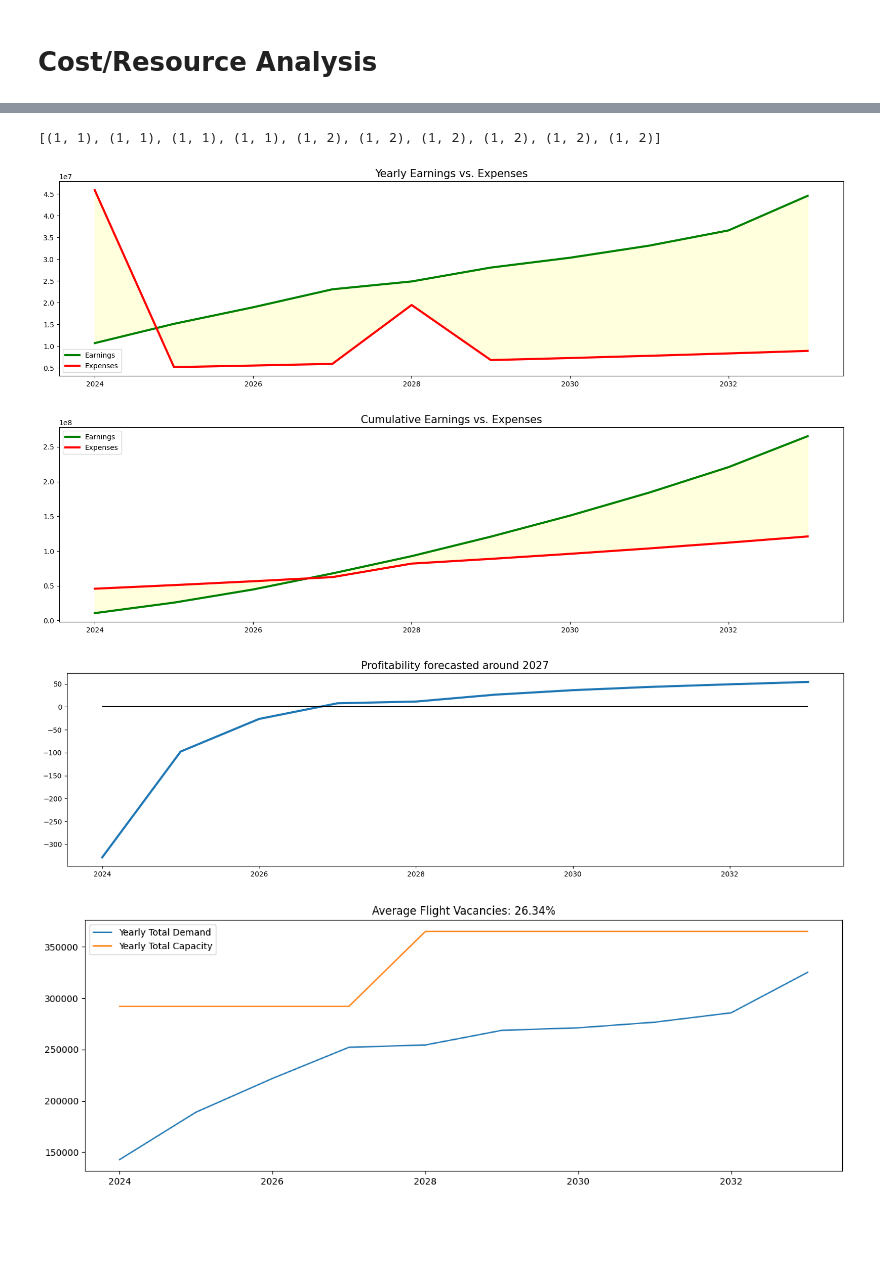
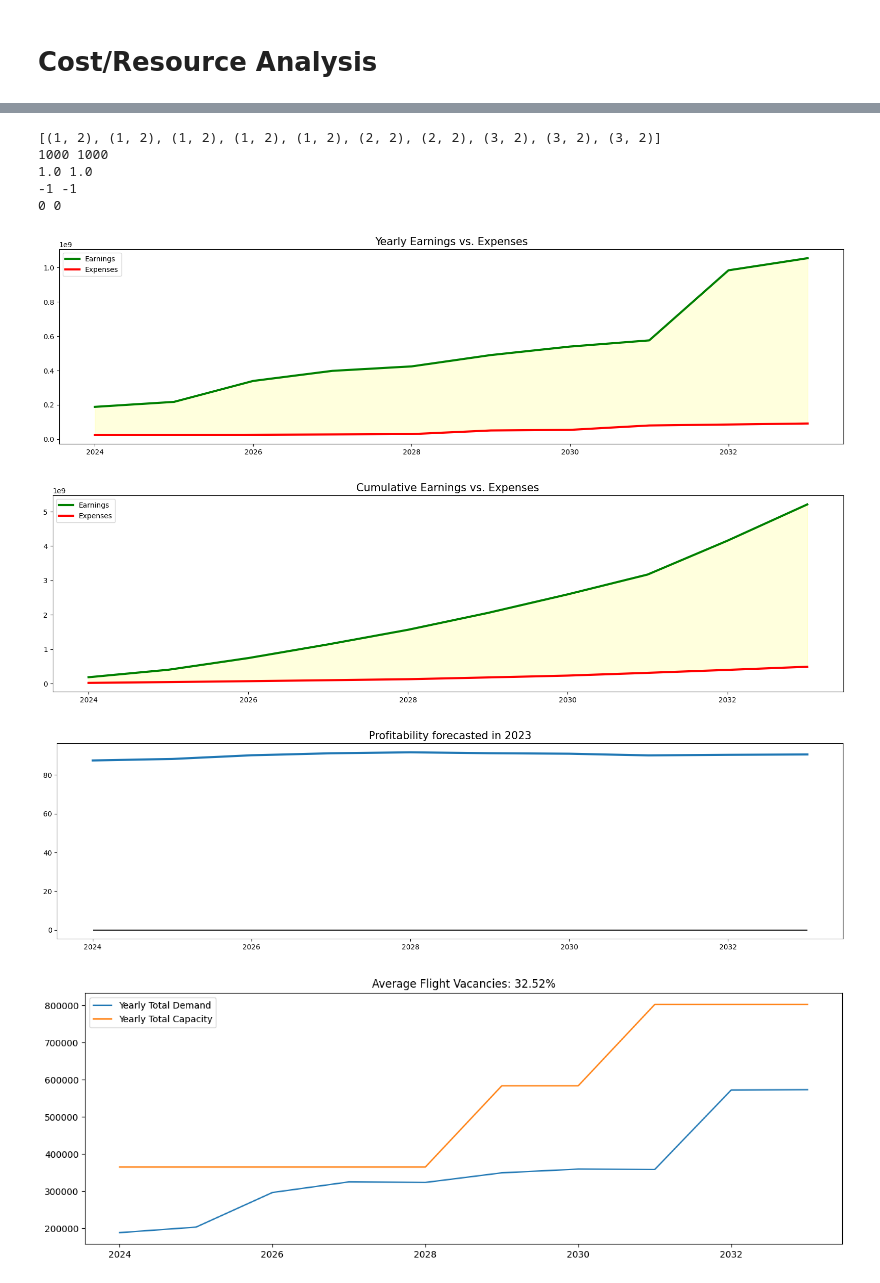
Before and after one commit to SakshatRao/R2_Data_Labs_Hackathon, a Jupyter notebook: CostAndResourceAnalysis.ipynb, the cells around one changed output, grey strips where cells are left out. Saved outputs shown, nothing was run; the diff lists cells and outputs as text; code cells hidden in the pictures; blank space fills up the shorter version.

Commit message:
Finalizing phase 2 analysis

```diff
--- a/CostAndResourceAnalysis.ipynb
+++ b/CostAndResourceAnalysis.ipynb
@@ -26,5 +26,5 @@ Wall time: 86.9 ms
 # %%
-def get_cost_resource_analysis(num_planes, addition_planes):
+def get_cost_resource_analysis(num_planes, addition_planes, forecasts, PRICE_IN, PRICE_OUT, MARKET_SHARE_IN, MARKET_SHARE_OUT, duration_in, duration_out):
     feasibility = True
     EARNINGS = []
 
@@ -52,7 +52,7 @@ def get_cost_resource_analysis(num_planes, addition_planes):
     fixed_expenses_factor = 0
     operating_expenses_factor = 0
     for idx in range(FORECAST_YEAR - PRESENT_YEAR):
-        operating_expenses_factor += (((duration_in + duration_out) / 60) * num_planes[idx][0] * (CAPACITY_NARROW_BODY / CAPACITY_TURBOPROP) * 365 + ((duration_in + duration_out) / 60) * num_planes[idx][1]) * inflation_total(1, idx)
+        operating_expenses_factor += ((duration_in + duration_out) / 60) * 365 * 2 * (num_planes[idx][0] * (CAPACITY_NARROW_BODY / CAPACITY_TURBOPROP) + num_planes[idx][1]) * inflation_total(1, idx)
     for idx in range(len(addition_planes)):
         fixed_expenses_factor += (addition_planes[idx][0] * CAPACITY_NARROW_BODY / CAPACITY_TURBOPROP + addition_planes[idx][1]) * inflation_total(1, FORECAST_YEAR - PRESENT_YEAR - addition_planes[idx][2])
     other_expenses_factor = 1
@@ -66,7 +66,7 @@ def get_cost_resource_analysis(num_planes, addition_planes):
     EXPENSES[0] += OTHER_COSTS
     current_operating_expense = OPERATING_COSTS
     for idx in range(FORECAST_YEAR - PRESENT_YEAR):
-        year_operating_expense = current_operating_expense * (((duration_in + duration_out) / 60) * num_planes[idx][0] * (CAPACITY_NARROW_BODY / CAPACITY_TURBOPROP) * 365 + ((duration_in + duration_out) / 60) * num_planes[idx][1])
+        year_operating_expense = current_operating_expense * ((duration_in + duration_out) / 60) * 365 * 2 * (num_planes[idx][0] * (CAPACITY_NARROW_BODY / CAPACITY_TURBOPROP) + num_planes[idx][1])
         EXPENSES[idx] += year_operating_expense
         current_operating_expense = inflation(current_operating_expense)
     for idx in range(len(addition_planes)):
@@ -89,7 +89,7 @@ def get_cost_resource_analysis(num_planes, addition_planes):
             'profitability_year': None
         }
 
-    profitability_year = years[np.where((np.cumsum(EARNINGS) - np.cumsum(EXPENSES)) > 0)[0][0]]
+    profitability_year = years[np.where(PROFIT_MARGIN_LIST > 0)[0][0]] - 1
 
     total_demands = []
     total_capacities = []
@@ -135,7 +135,7 @@ def plot_cost_resource_analysis(feasibility, years, EXPENSES, EARNINGS, PROFIT_M
     sns.lineplot(x = years, y =PROFIT_MARGIN_LIST, linewidth = 3)
     ax.hlines(0, xmin = years[0], xmax = years[-1], color = 'black')
     if(feasibility == True):
-        ax.set_title(f"Profitability forecasted around {profitability_year}", fontsize = 15)
+        ax.set_title(f"Profitability forecasted in {profitability_year}", fontsize = 15)
     else:
         ax.hlines(PROFIT_MARGIN, xmin = years[0], xmax = years[-1], color = 'red')
         ax.set_title(f"Profitability cannot reach required Profit Margin", fontsize = 15)
@@ -152,19 +152,23 @@ def plot_cost_resource_analysis(feasibility, years, EXPENSES, EARNINGS, PROFIT_M
 # Cost/Resource Analysis
 # %%
 # Params
+
+# Timeline of forecasts
 FORECAST_YEAR = 2033
 PRESENT_YEAR = 2023
-PRICE_OUT = 80
-PRICE_IN = 70
+
 CAPACITY_NARROW_BODY = 300
 CAPACITY_TURBOPROP = 100
 FLEET_NARROWBODY = 3
 FLEET_TURBOPROP = 2
 PROFIT_MARGIN = 50
 INFLATION_RATE = 7
-FIXED_COSTS = 10000000
+FIXED_COSTS = 10000
 OPERATING_COSTS = 1000
 OTHER_COSTS = 1000000
 
-analysis_points = [*np.arange(0, FORECAST_YEAR - PRESENT_YEAR + 1, 4) + 4] + [FORECAST_YEAR - PRESENT_YEAR]
-#analysis_points = [1, 3, 5, 7, 9] + [FORECAST_YEAR - PRESENT_YEAR]
+TOP_N_COMBO = 3
+MARKET_SHARE_PRICE_FACTOR = 4
+
+#analysis_points = [*np.arange(0, FORECAST_YEAR - PRESENT_YEAR + 1, 4) + 4] + [FORECAST_YEAR - PRESENT_YEAR]
+analysis_points = [3, 5, 7]
@@ -434,10 +479,19 @@ Lucknow_DEL 1
 # %%
-temp = [x for x in all_route_combo_info['Visakhapatnam_BOM'] if x[1] == True][0]
-print(temp[0])
-plot_cost_resource_analysis(temp[1], **temp[2])
+route = 'Thiruvananthapuram_CCU'
+sample_route_info = [x for x in all_route_combo_info[route]['Solutions'] if x['feasibility'] == True][0]
+print(sample_route_info['num_planes'])
+print(all_route_combo_info[route]['OtherInfo']['PRICE_IN'], all_route_combo_info[route]['OtherInfo']['PRICE_OUT'])
+print(all_route_combo_info[route]['OtherInfo']['MARKET_SHARE_IN'], all_route_combo_info[route]['OtherInfo']['MARKET_SHARE_OUT'])
+print(all_route_combo_info[route]['OtherInfo']['PRICE_IN_MARKET'], all_route_combo_info[route]['OtherInfo']['PRICE_OUT_MARKET'])
+print(all_route_combo_info[route]['OtherInfo']['NUM_IN_MARKET'], all_route_combo_info[route]['OtherInfo']['NUM_OUT_MARKET'])
+plot_cost_resource_analysis(sample_route_info['feasibility'], **sample_route_info['cost_resource_analysis'])
 # %% [output]
-[(1, 1), (1, 1), (1, 1), (1, 1), (1, 2), (1, 2), (1, 2), (1, 2), (1, 2), (1, 2)]
+[(1, 2), (1, 2), (1, 2), (1, 2), (1, 2), (2, 2), (2, 2), (3, 2), (3, 2), (3, 2)]
+1000 1000
+1.0 1.0
+-1 -1
+0 0
-[figure, old version]
+[figure, new version]
-[figure, old version]
+[figure, new version]
-[figure, old version]
+[figure, new version]
-[figure, old version]
+[figure, new version]
```
Also changed, not shown: parts of 13 cells of this notebook, 2 other files.
